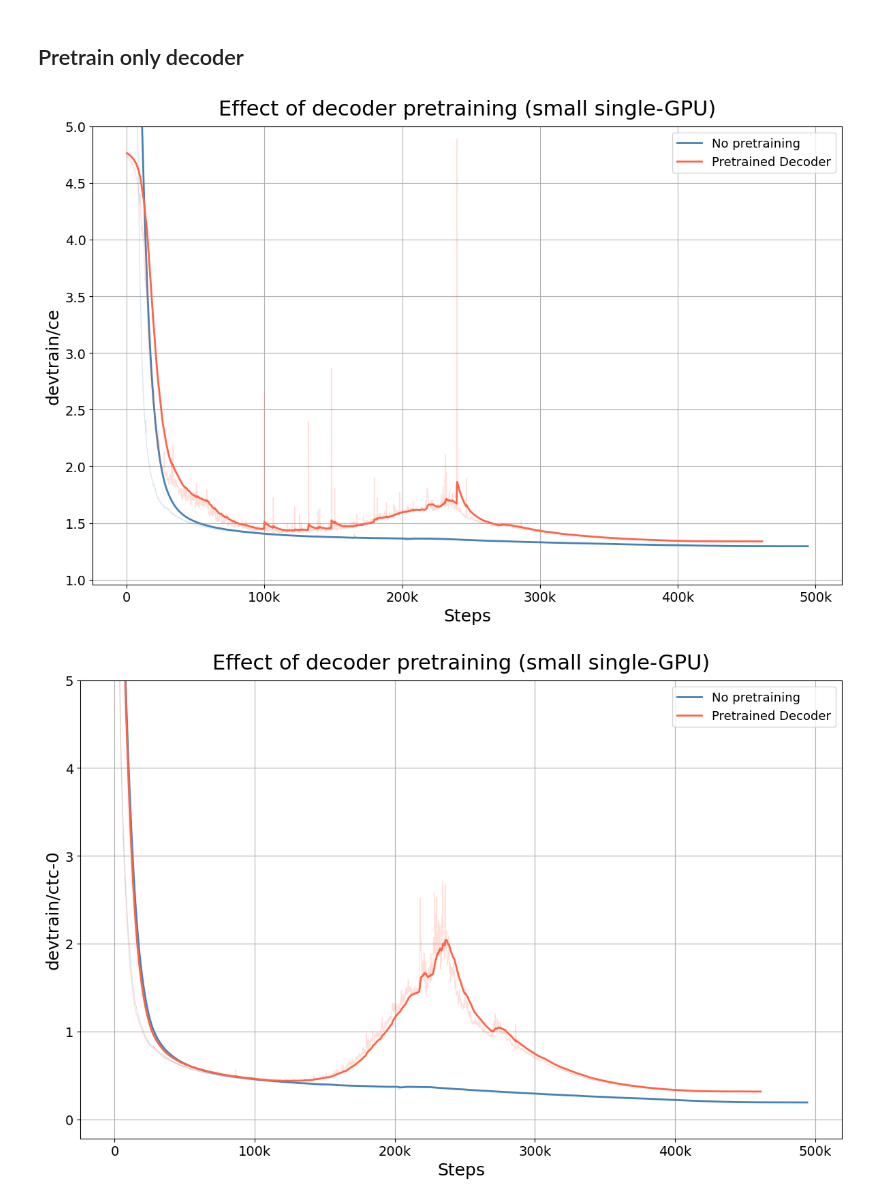
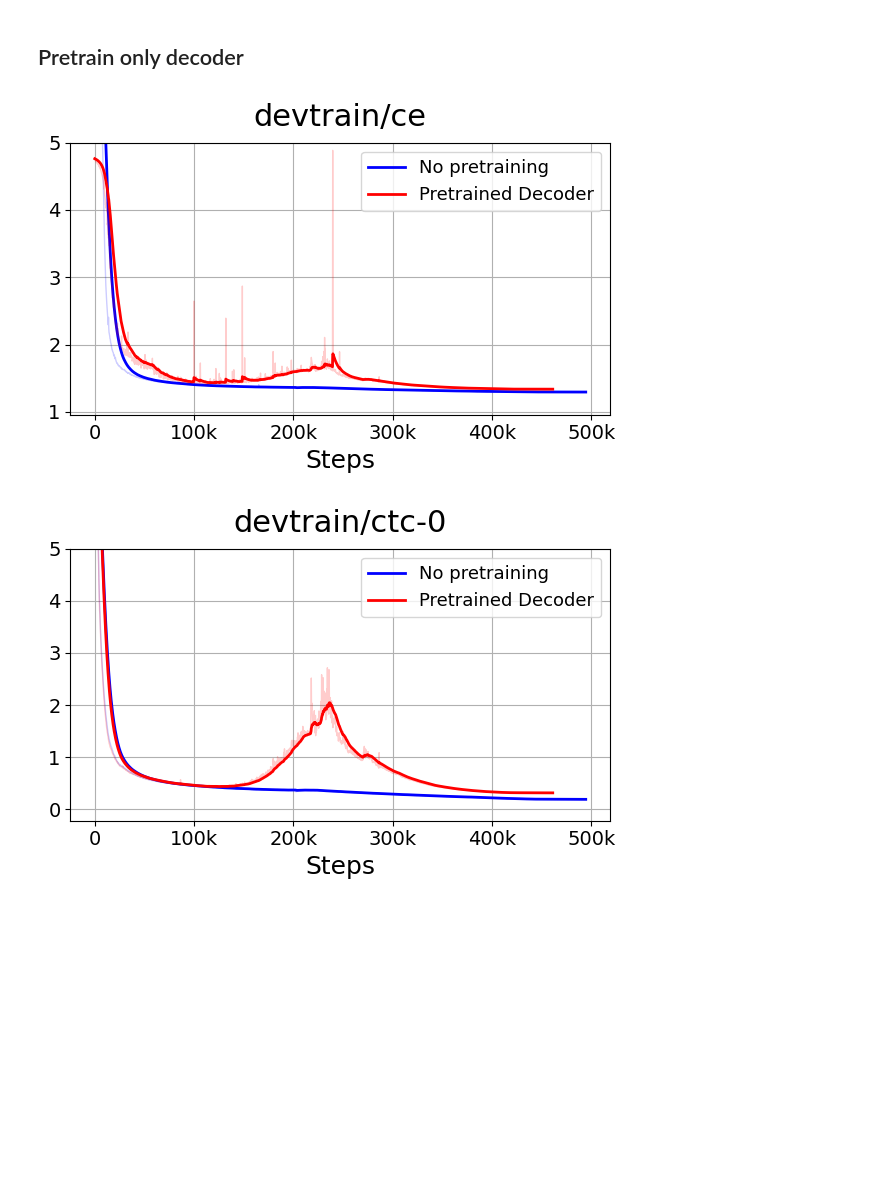
Before and after one commit to rwth-i6/i6_experiments, a Jupyter notebook: users/juanola/result_ploting/plot_tensorboard_logs_v2.ipynb, the cells around one changed output. Drawn from its saved outputs; the diff is of its cells as text; code cells hidden in the pictures; blank space fills up the shorter version.

```diff
--- a/users/juanola/result_ploting/plot_tensorboard_logs_v2.ipynb
+++ b/users/juanola/result_ploting/plot_tensorboard_logs_v2.ipynb
@@ -151,7 +151,7 @@ def plot_logs(
                 ax.plot(steps, values, linewidth=2, label=label_name, color=color)
 
         ax.set_xlabel("Steps", fontsize=18)
-        ax.set_ylabel(tag, fontsize=18)
+        #ax.set_ylabel(tag, fontsize=18)
 
         fig_title = title if title else tag
         ax.set_title(fig_title, fontsize=22, pad=12)
@@ -175,23 +175,23 @@ def plot_logs(
 # %%
 plot_logs(
     EXP_DIR.joinpath("runs","pre_dec"),
     log_names=["small_80k", "small_80k_pre_d"],
     log_names_to_print={
         "small_80k": "No pretraining",
         "small_80k_pre_d": "Pretrained Decoder",
     },
     scalars_to_plot=["devtrain/ce", "devtrain/ctc-0", "devtrain/ctc-1"],
     show=True,
-    figsize=(12, 8),
-    colors=["steelblue", "tomato", "seagreen"],
-    title="Effect of decoder pretraining (small single-GPU)",
+    figsize=(6,4),
+    colors=["blue", "red"],
+    #title="Effect of decoder pretraining (small single-GPU)",
     smooth=0.95,
     y_max={
         "devtrain/ce": 5.0,
         "devtrain/ctc-0": 5.0,
         "devtrain/ctc-1": 5.0,
     },
 )
 # %% [output]
-[figure, old version]
+[figure, new version]
-[figure, old version]
+[figure, new version]
```
Also changed, not shown: parts of 1 cell of this notebook, 2 other files.
